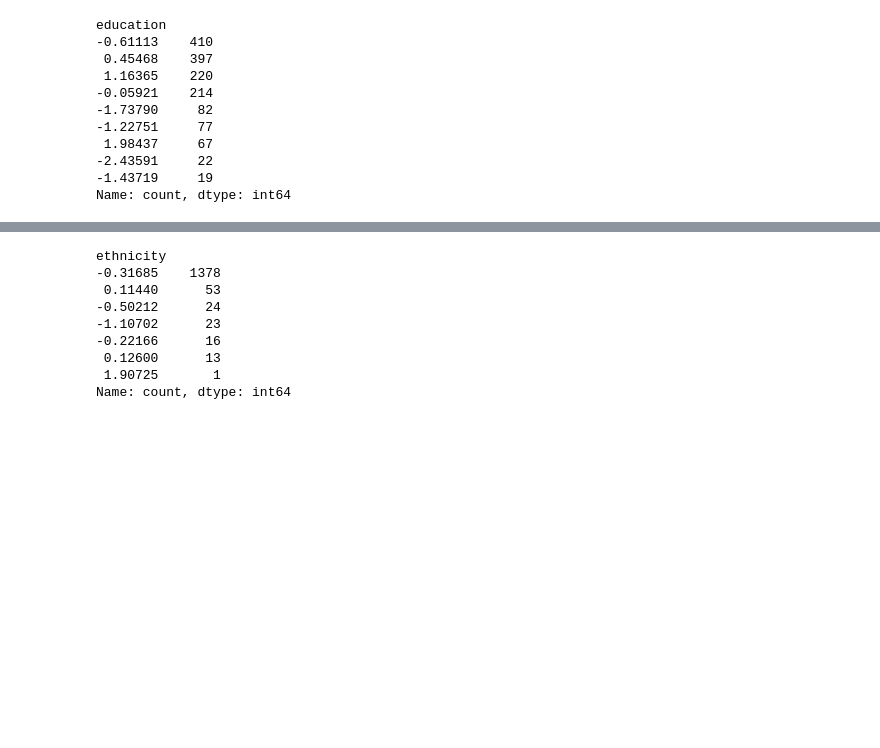
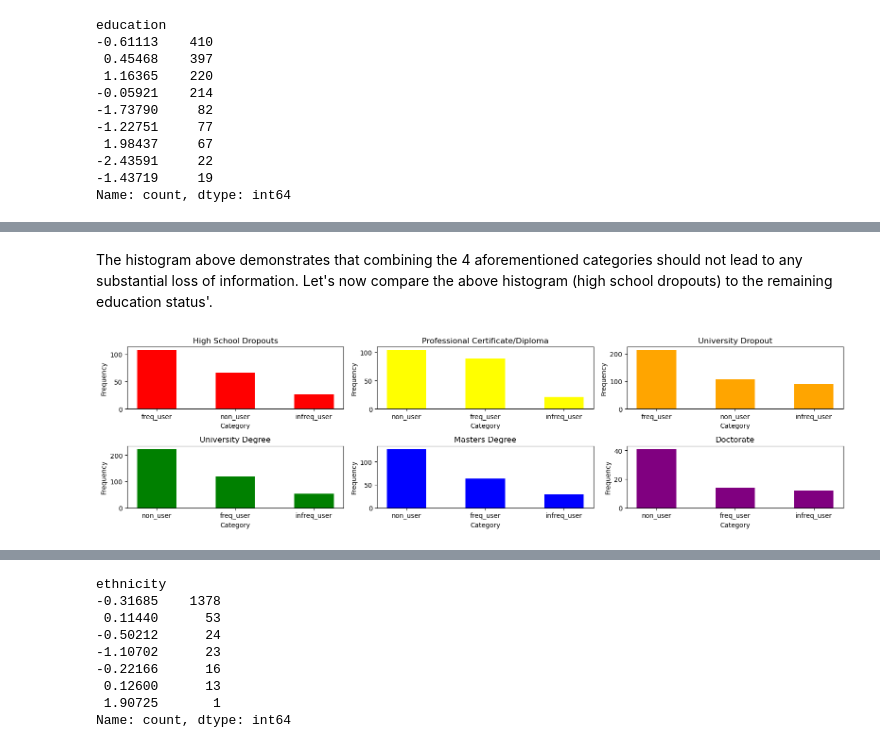
Before and after one commit to skyefung02/DrugConsumptionProject, a Jupyter notebook: data_exploration_visualisation.ipynb, the cells around one changed output, grey strips where cells are left out. Cells and saved outputs as stored; diff of their text form; code cells hidden in the pictures; blank space fills up the shorter version.

```diff
--- a/data_exploration_visualisation.ipynb
+++ b/data_exploration_visualisation.ipynb
@@ -183,0 +259,53 @@ Name: count, dtype: int64
+# %% [markdown]
+The histogram above demonstrates that combining the 4 aforementioned categories should not lead to any substantial loss of information. Let's now compare the above histogram (high school dropouts) to the remaining education status'.
+# %%
+nicotine_counts_diploma = subset('education', -0.05921)
+nicotine_counts_unidropout = subset('education', -0.61113)
+nicotine_counts_unidegree = subset('education', 0.45468)
+nicotine_counts_masters = subset('education', 1.16365)
+nicotine_counts_doctorate = subset('education', 1.98437)
+
+
+
+plt.figure(figsize=(16, 6))
+
+plt.subplot(3, 3, 1) #row, column, subplot
+plt.bar(nicotine_counts_dropouts.index, nicotine_counts_dropouts.values, color='red', width = 0.5)
+plt.xlabel('Category')
+plt.ylabel('Frequency')
+plt.title('High School Dropouts')
+
+plt.subplot(3, 3, 2) #row, column, subplot
+plt.bar(nicotine_counts_diploma.index, nicotine_counts_diploma.values, color='yellow', width = 0.5)
+plt.xlabel('Category')
+plt.ylabel('Frequency')
+plt.title('Professional Certificate/Diploma')
+
+plt.subplot(3, 3, 3) #row, column, subplot
+plt.bar(nicotine_counts_unidropout.index, nicotine_counts_unidropout.values, color='orange', width = 0.5)
+plt.xlabel('Category')
+plt.ylabel('Frequency')
+plt.title('University Dropout')
+
+plt.subplot(3, 3, 4) #row, column, subplot
+plt.bar(nicotine_counts_unidegree.index, nicotine_counts_unidegree.values, color='green', width = 0.5)
+plt.xlabel('Category')
+plt.ylabel('Frequency')
+plt.title('University Degree')
+
+plt.subplot(3, 3, 5) #row, column, subplot
+plt.bar(nicotine_counts_masters.index, nicotine_counts_masters.values, color='blue', width = 0.5)
+plt.xlabel('Category')
+plt.ylabel('Frequency')
+plt.title('Masters Degree')
+
+plt.subplot(3, 3, 6) #row, column, subplot
+plt.bar(nicotine_counts_doctorate.index, nicotine_counts_doctorate.values, color='purple', width = 0.5)
+plt.xlabel('Category')
+plt.ylabel('Frequency')
+plt.title('Doctorate')
+
+plt.tight_layout()
+plt.show()
+# %% [output]
+[figure, added]
```
Also changed, not shown: parts of 25 cells of this notebook, 1 other file.
